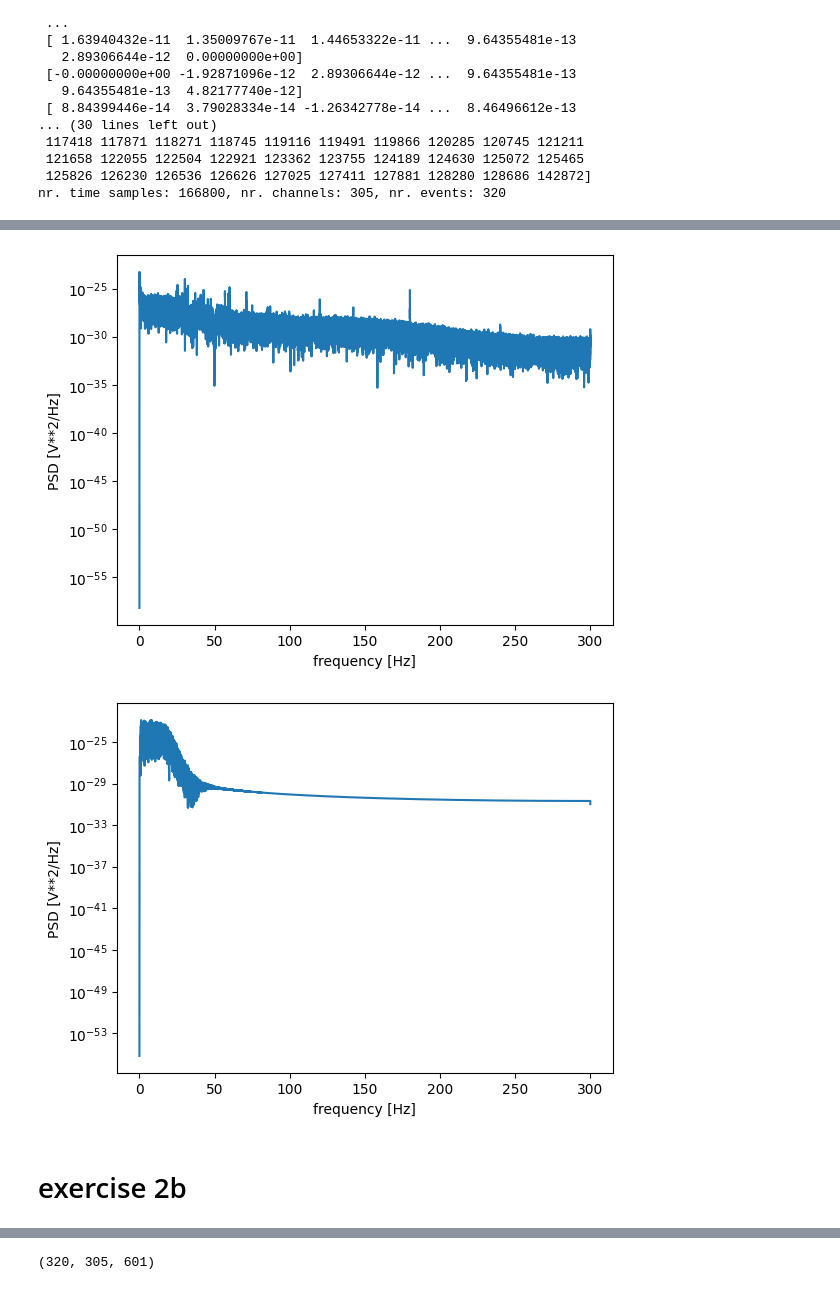
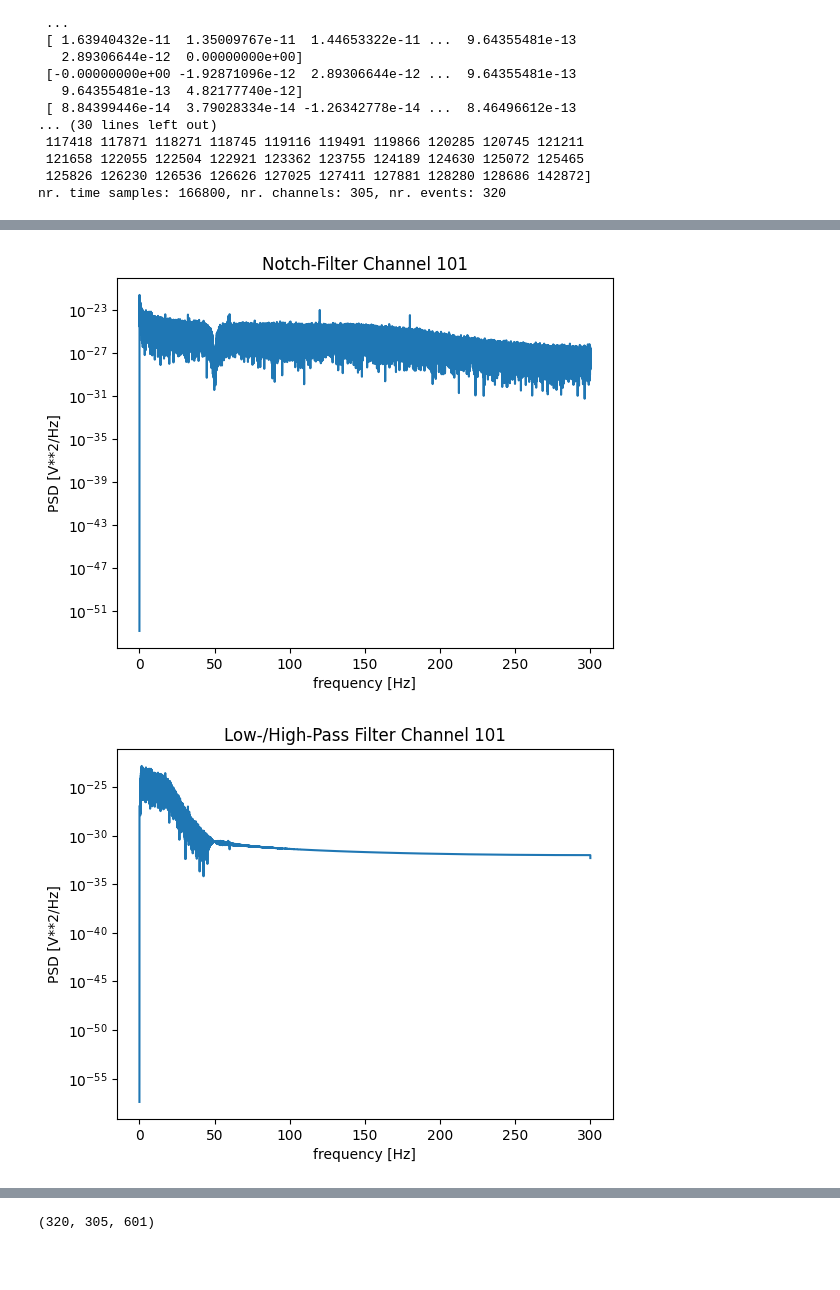
Before and after one commit to rfahrn/Time-Series-Exercises, a Jupyter notebook: exercise_2.ipynb, the cells around one changed output, grey strips where cells are left out. Cells and saved outputs as stored; diff of their text form; code cells hidden in the pictures; blank space fills up the shorter version.

Commit message:
solved exercise 2

```diff
--- a/exercise_2.ipynb
+++ b/exercise_2.ipynb
@@ -36,8 +36,11 @@ sample_freq = 600
 nr. time samples: 166800, nr. channels: 305, nr. events: 320
 # %%
 # exercise 2a
-f, Pxx_den = periodogram(data[2], sample_freq)
+channel_idx = 100
+
+f, Pxx_den = periodogram(data[channel_idx], sample_freq)
 plt.semilogy(f, Pxx_den)
+plt.title(f'Original Channel {channel_idx + 1}')
 plt.xlabel('frequency [Hz]')
 plt.ylabel('PSD [V**2/Hz]')
 plt.show()
@@ -46,30 +49,30 @@ plt.show()
 # %%
 notch_freq = 50
-quality_factor = 20
+quality_factor = 10
 
 b, a = iirnotch(notch_freq, quality_factor, sample_freq)
 filtered_data = filtfilt(b, a, data)
 
-f, Pxx_den = periodogram(filtered_data[2], sample_freq)
+f, Pxx_den = periodogram(filtered_data[channel_idx], sample_freq)
 plt.semilogy(f, Pxx_den)
+plt.title(f'Notch-Filter Channel {channel_idx + 1}')
 plt.xlabel('frequency [Hz]')
 plt.ylabel('PSD [V**2/Hz]')
 plt.show()
 # %% [output]
-[figure, old version]
+[figure, new version]
 # %%
 low = 1
 high = 20
 
 b, a = b, a = butter(4, [low, high], fs=sample_freq, btype='bandpass')
-filtered_data = filtfilt(b, a, data)
+filtered_data = filtfilt(b, a, filtered_data)
 
-f, Pxx_den = periodogram(filtered_data[0], sample_freq)
+f, Pxx_den = periodogram(filtered_data[channel_idx], sample_freq)
 plt.semilogy(f, Pxx_den)
+plt.title(f'Low-/High-Pass Filter Channel {channel_idx + 1}')
 plt.xlabel('frequency [Hz]')
 plt.ylabel('PSD [V**2/Hz]')
 plt.show()
 # %% [output]
-[figure, old version]
+[figure, new version]
-# %% [markdown]
-# exercise 2b
```
Also changed, not shown: parts of 6 cells of this notebook.
